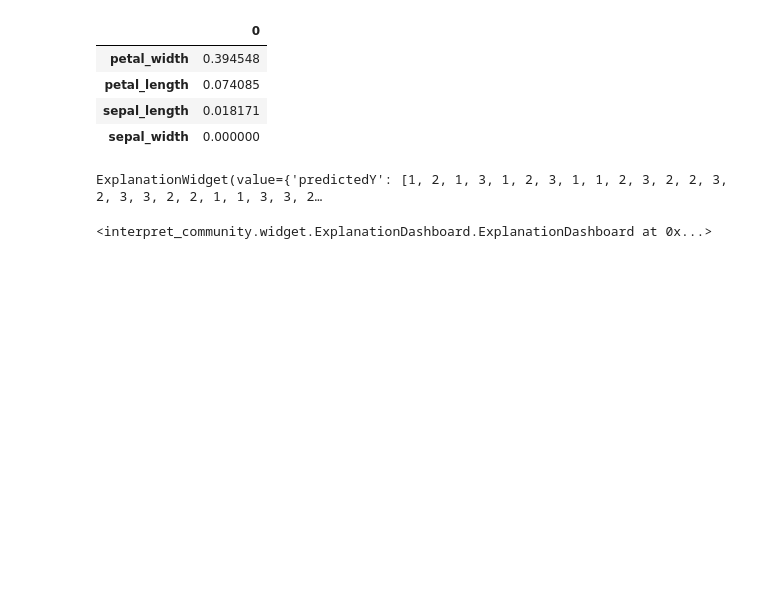
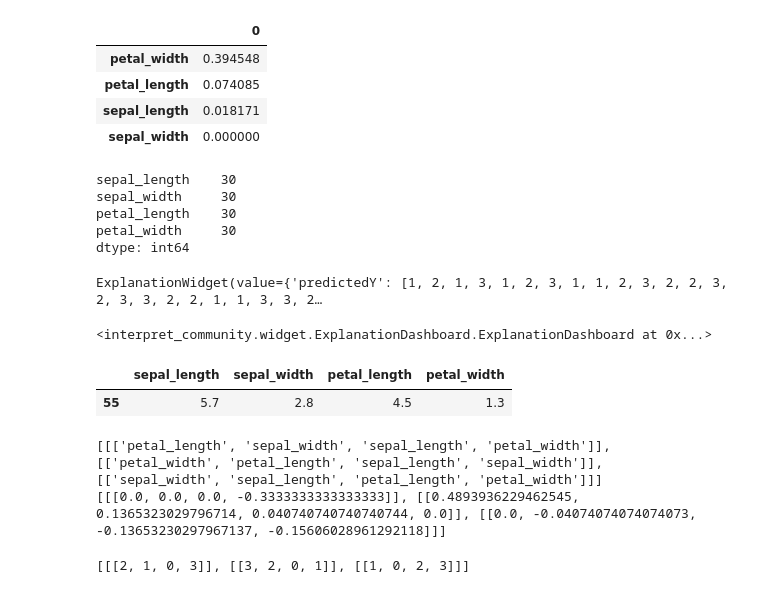
Before and after one commit to rolester/AzureMLModelExplain, a Jupyter notebook: modelexplain.ipynb, the cells around one changed output. Drawn from its saved outputs; the diff is of its cells as text; code cells hidden in the pictures; blank space fills up the shorter version.

```diff
--- a/modelexplain.ipynb
+++ b/modelexplain.ipynb
@@ -93,6 +97,14 @@ pd.DataFrame(global_explanation.get_ranked_global_values(), global_explanation.g
 | petal_length | 0.074085 |
 | sepal_length | 0.018171 |
 | sepal_width | 0.000000 |
+# %%
+x_test.count()
+# %% [output]
+sepal_length    30
+sepal_width     30
+petal_length    30
+petal_width     30
+dtype: int64
 # %%
 ##Warning - Additional setup needed to run in Jupyter labs
 from interpret_community.widget import ExplanationDashboard
@@ -101,3 +113,8 @@ ExplanationDashboard(global_explanation, model, datasetX=x_test)
 # %% [output]
 ExplanationWidget(value={'predictedY': [1, 2, 1, 3, 1, 2, 3, 1, 1, 2, 3, 2, 2, 3, 2, 3, 3, 2, 2, 1, 1, 3, 3, 2…
 <interpret_community.widget.ExplanationDashboard.ExplanationDashboard at 0x...>
+# %%
+x_test[1:2]
+# %% [output]
+|  | sepal_length | sepal_width | petal_length | petal_width |
+| 55 | 5.7 | 2.8 | 4.5 | 1.3 |
@@ -103,0 +128,10 @@ ExplanationWidget(value={'predictedY': [1, 2, 1, 3, 1, 2, 3, 1, 1, 2, 3, 2, 2, 3
+# %%
+print(sorted_local_importance_names)
+print(sorted_local_importance_values)
+# %% [output]
+[[['petal_length', 'sepal_width', 'sepal_length', 'petal_width']], [['petal_width', 'petal_length', 'sepal_length', 'sepal_width']], [['sepal_width', 'sepal_length', 'petal_length', 'petal_width']]]
+[[[0.0, 0.0, 0.0, -0.3333333333333333]], [[0.4893936229462545, 0.1365323029796714, 0.040740740740740744, 0.0]], [[0.0, -0.04074074074074073, -0.13653230297967137, -0.15606028961292118]]]
+# %%
+local_explanation.get_local_importance_rank()
+# %% [output]
+[[[2, 1, 0, 3]], [[3, 2, 0, 1]], [[1, 0, 2, 3]]]
```
Also changed, not shown: parts of 5 cells of this notebook, 30 other files.
